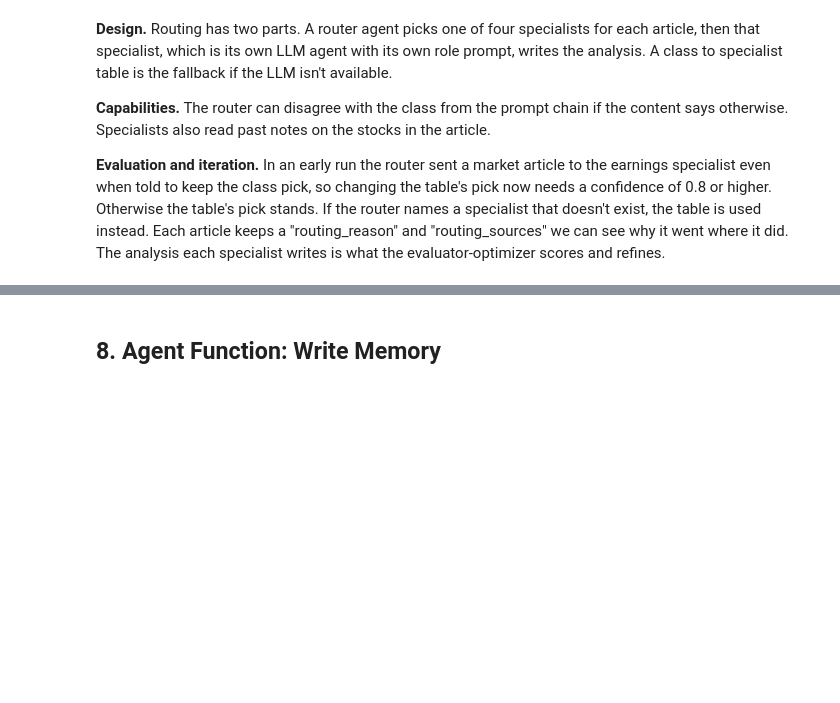
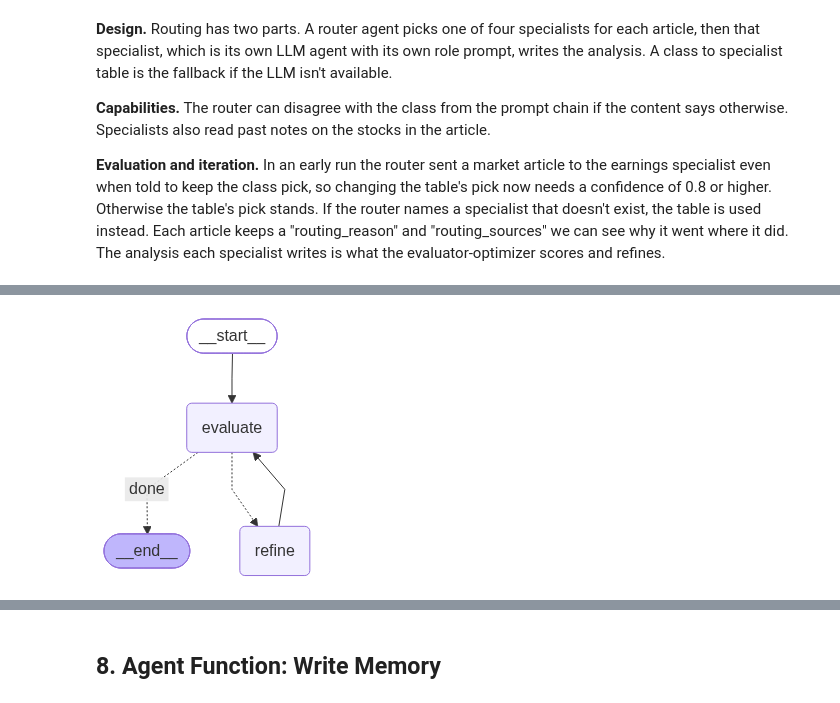
Before and after one commit to nik1saran/Multi-Agent-Financial-Analysis-System, a Jupyter notebook: financial_prompt_chaining_news_analysis.ipynb, the cells around one changed output, grey strips where cells are left out. Cells and saved outputs as stored; diff of their text form; code cells hidden in the pictures; blank space fills up the shorter version.

```diff
--- a/financial_prompt_chaining_news_analysis.ipynb
+++ b/financial_prompt_chaining_news_analysis.ipynb
@@ -1038,8 +1089,6 @@ reasoning (one sentence), and confidence (number from 0 to 1).
         },
         lambda: fallback_route(signal),
     )
-    result["table_pick"] = suggested
-    result["override_rejected"] = False
     if result.get("specialist") not in SPECIALISTS:
         # the LLM made up a specialist, use the default mapping instead
         result.update(fallback_route(signal))
@@ -1056,7 +1105,6 @@ reasoning (one sentence), and confidence (number from 0 to 1).
                 + result.get("reasoning", "")
             )
             result["specialist"] = suggested
-            result["override_rejected"] = True
     return result
 
 def fallback_specialist_analysis(signal):
@@ -1144,33 +1192,0 @@ The sample set is only four articles, so this runs the router on the ten real ne
-# %%
-def routing_report(signals):
-    # route only, no specialist calls, to see how the router behaves
-    rows = []
-    for signal in signals:
-        route = route_signal(signal)
-        rows.append({
-            "title": signal["title"],
-            "table_pick": route["table_pick"],
-            "final": route["specialist"],
-            "rejected": route["override_rejected"],
-            "reason": route.get("reasoning", ""),
-            "source": route.get("decision_source", "unknown"),
-        })
-    return rows
-
-
-real_extracted = real_news_result["extracted"]
-real_signals, _ = enrich_signals_with_market_data(real_extracted)
-rows = routing_report(real_signals)
-changed = [r for r in rows if r["final"] != r["table_pick"]]
-rejected = [r for r in rows if r["rejected"]]
-
-print(f"Articles routed: {len(rows)}")
-print(f"Router agreed with the table: {len(rows) - len(changed)}")
-print(f"Router changed the pick: {len(changed)}")
-print(f"Router tried to change it but was not confident: {len(rejected)}")
-print("Decided by:", dict(Counter(r["source"] for r in rows)))
-print("Specialist mix:", dict(Counter(r["final"] for r in rows)))
-for r in changed + rejected:
-    print(f"\n{r['title']}")
-    print(f"  table: {r['table_pick']} | final: {r['final']}")
-    print("  Why:", r["reason"])
@@ -1208,0 +1623,10 @@ This stage generates an initial specialist analysis, evaluates whether it is com
+# %%
+# draw the evaluate -> refine graph so the loop is visible in the notebook.
+# the png is rendered by mermaid.ink (needs internet); otherwise print the diagram as mermaid text
+try:
+    from IPython.display import Image, display
+    display(Image(eval_graph.get_graph().draw_mermaid_png()))
+except Exception:
+    print(eval_graph.get_graph().draw_mermaid())
+# %% [output]
+[figure, added]
```
Also changed, not shown: parts of 36 cells of this notebook.
